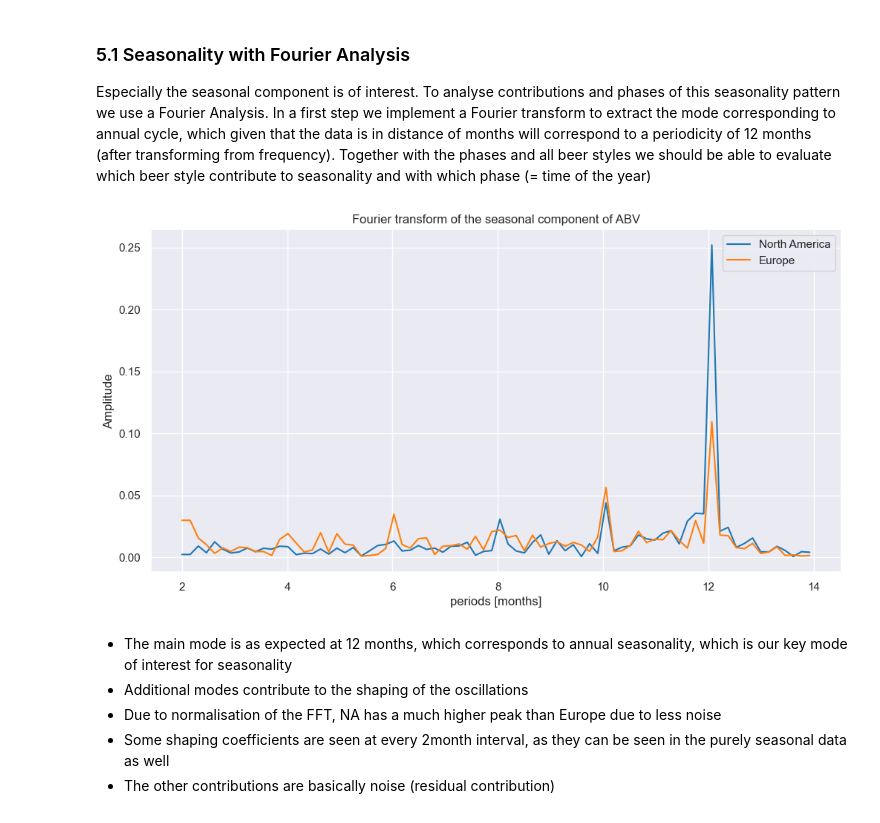
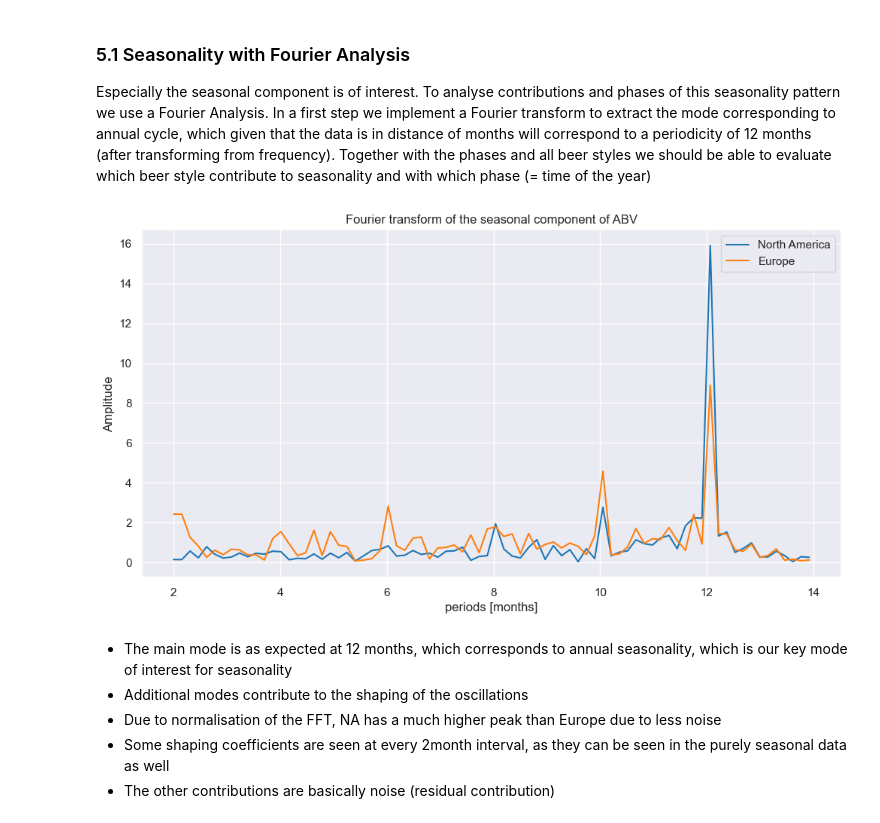
Before and after one commit to epfl-ada/ada-2023-project-welovepandas, a Jupyter notebook: p3_notebook.ipynb, the cells around one changed output. Saved outputs shown, nothing was run; the diff lists cells and outputs as text; code cells hidden in the pictures.

Commit message:
modified FT and trend
Removed normalisation from FT when not considering filter, added weight factor for popularity in seasonality contribution. Corrected prediction from trend. Added some log model

```diff
--- a/p3_notebook.ipynb
+++ b/p3_notebook.ipynb
@@ -813,37 +831,37 @@ def fourier_transform(list_df, names_list):
         palette = sns.color_palette("tab10")
     fft_dict = {} # initialise dict to save all fft's
     fig, ax = plt.subplots(figsize=(12,6))
     for val, df in enumerate(list_df):
         series = df['seasonal']
         N = len(series)
         T = 1 / 12
         yf = np.abs(fft(series.to_numpy())) # perform fft
         xf = fftfreq(N, T) # get and transform frequencies to periods of months
         xf = fftshift(xf) # shift 0 to center of axis
         index = np.where(xf >= 0) # only take positive frequencies
 
         # convert to monthly contributions, shift by 1 (0 -> 1 because 0 frequency has no meaning here)
         # and multiply by 2 to account for the negative frequencies
         xf =  (xf[index] + 1) * 2
         yf =  yf[index]
         # normalise w.r.t. the peak to weaken those with lot of noise throughout the year
-        # -> highlight those that mainly peak once per year
-        yf = yf / sum(yf)
-        fft_df = pd.DataFrame({'fft': yf, 'time': xf}) # add FT and time as df to dict
+        # -> highlight those that mainly peak once per year for filtering later
+        yf_norm = yf / np.sum(yf)
+        fft_df = pd.DataFrame({'fft': yf, 'time': xf, 'fft_norm': yf_norm}) # add FT and time as df to dict
         fft_dict[f"df_{names_list[val]}"] = fft_df
 
         sns.lineplot(data=fft_df, x='time', y='fft', label=names_list[val], color=palette[val], ax=ax)
     ax.set(xlabel='periods [months]',
             ylabel='Amplitude',
             title='Fourier transform of the seasonal component of ABV')
     if len(list_df) > 2:
         ax.legend(loc='center left', bbox_to_anchor=(1, 0.5))
     return fft_dict
 
 # test function on
 fft_dict = fourier_transform([NA_time, EU_time],['North America', 'Europe'])
 # %% [output]
-[figure, old version]
+[figure, new version]
 # %% [markdown]
 - The main mode is as expected at 12 months, which corresponds to annual seasonality, which is our key mode of interest for seasonality
 - Additional modes contribute to the shaping of the oscillations
```
Also changed, not shown: parts of 27 cells of this notebook.
